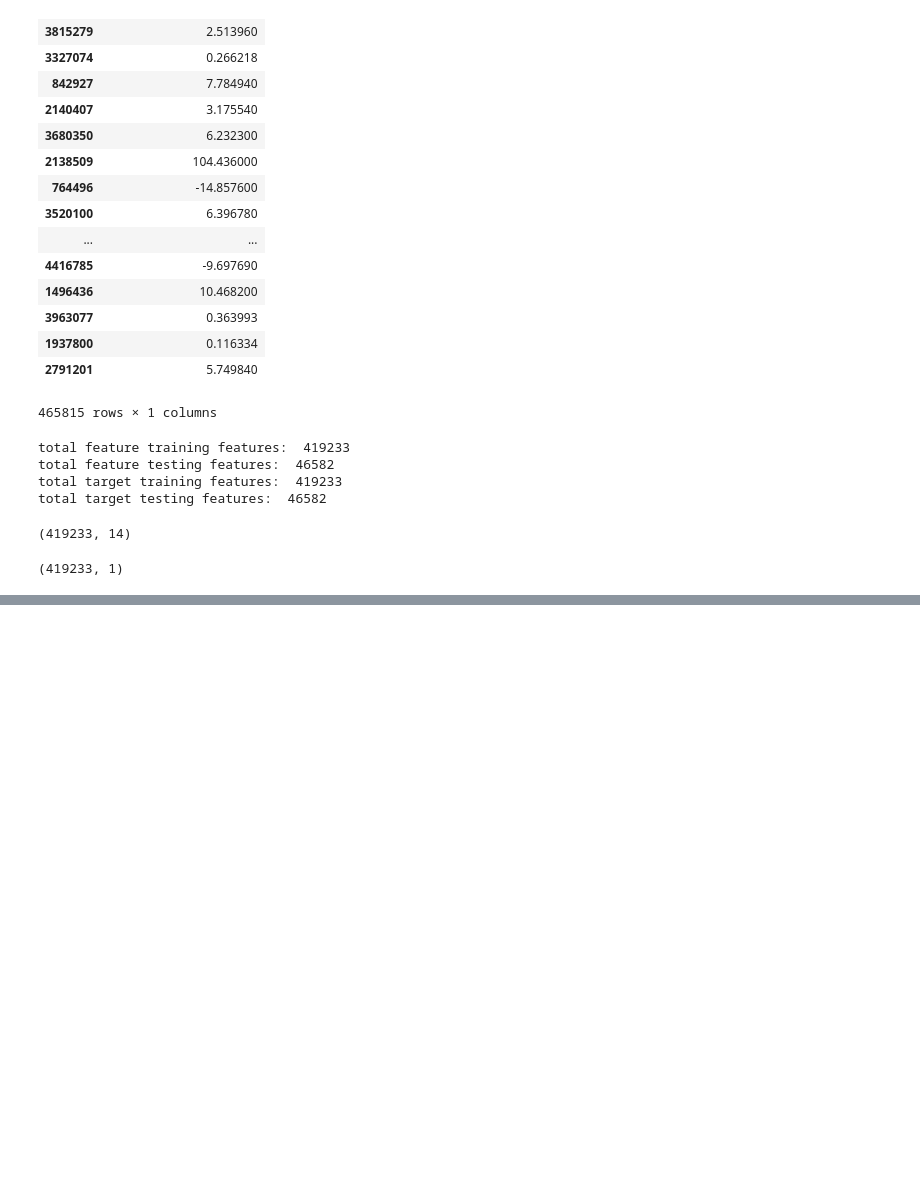
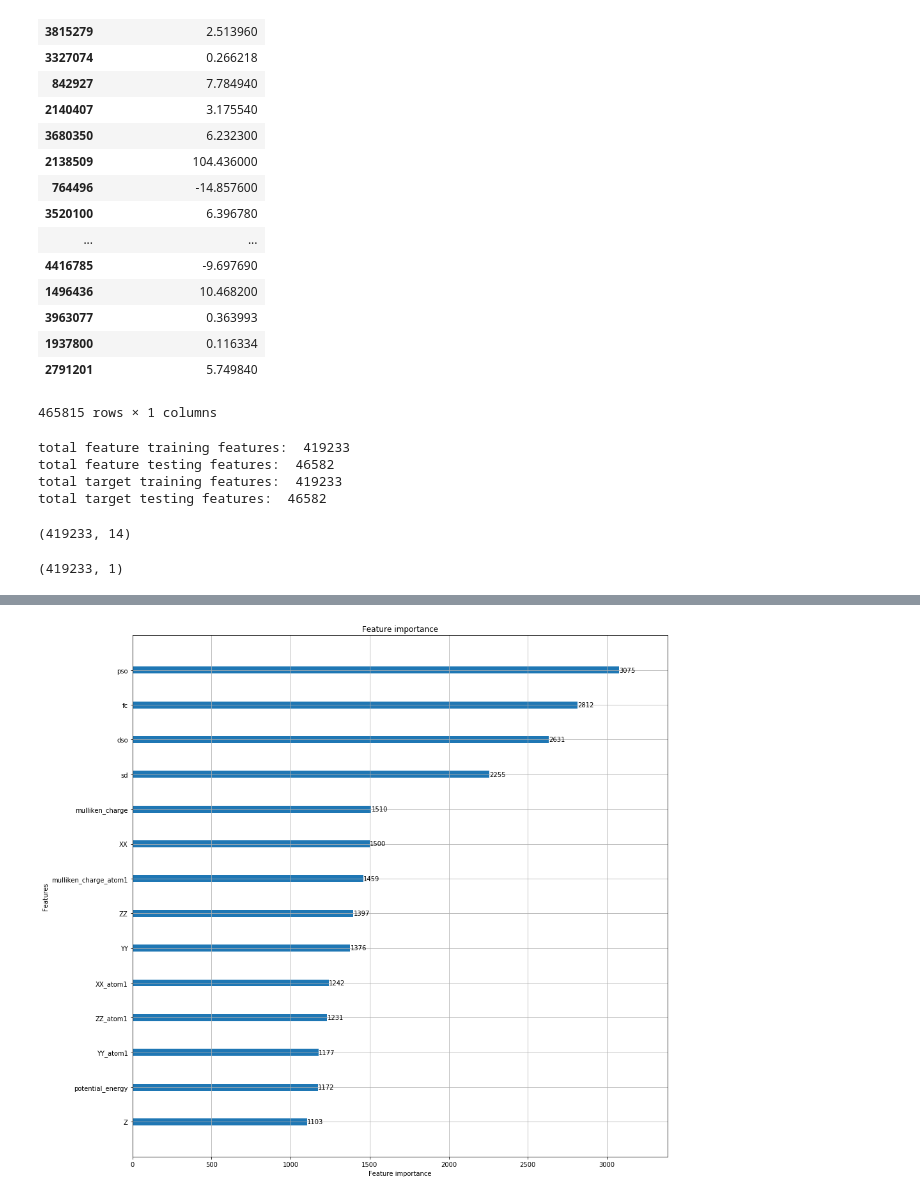
Before and after one commit to imamun93/Molecular_Properties, a Jupyter notebook: LinearRegression.ipynb, the cells around one changed output, grey strips where cells are left out. Saved outputs shown, nothing was run; the diff lists cells and outputs as text; code cells hidden in the pictures; blank space fills up the shorter version.

```diff
--- a/LinearRegression.ipynb
+++ b/LinearRegression.ipynb
@@ -116,3 +118,7 @@ target_train.shape
 (419233, 1)
 # %%
 import lightgbm
+# %%
+#just to see if I missed any categorical. Don't need it
+categorical_features = [c for c, col in enumerate(df_subsample.columns) if 'cat' in col]
+categorical_features
@@ -118,0 +127,24 @@ import lightgbm
+# %%
+train_data = lightgbm.Dataset(feature_train, label=target_train, categorical_feature=categorical_features)
+test_data = lightgbm.Dataset(feature_test, label=target_test)
+# %%
+#basic parameter: same as before
+parameters = {
+    'application': 'binary',
+    'objective': 'binary',
+    'metric': 'auc',
+    'is_unbalance': 'true',
+    'boosting': 'gbdt',
+    'num_leaves': 31,
+    'feature_fraction': 0.5,
+    'bagging_fraction': 0.5,
+    'bagging_freq': 20,
+    'learning_rate': 0.05,
+    'verbose': 0
+}
+# %%
+model = lightgbm.train(parameters,
+                       train_data,
+                       valid_sets=test_data,
+                       num_boost_round=5000,
+                       early_stopping_rounds=100)
@@ -118,0 +171,6 @@ import lightgbm
+# %%
+#Wanted to visualize the weight difference between each features. heavy imbalance between top 4 and the rest
+ax = lightgbm.plot_importance(model, max_num_features=40, figsize=(15,15))
+plt.show()
+# %% [output]
+[figure, added]
```
Also changed, not shown: parts of 4 cells of this notebook.
